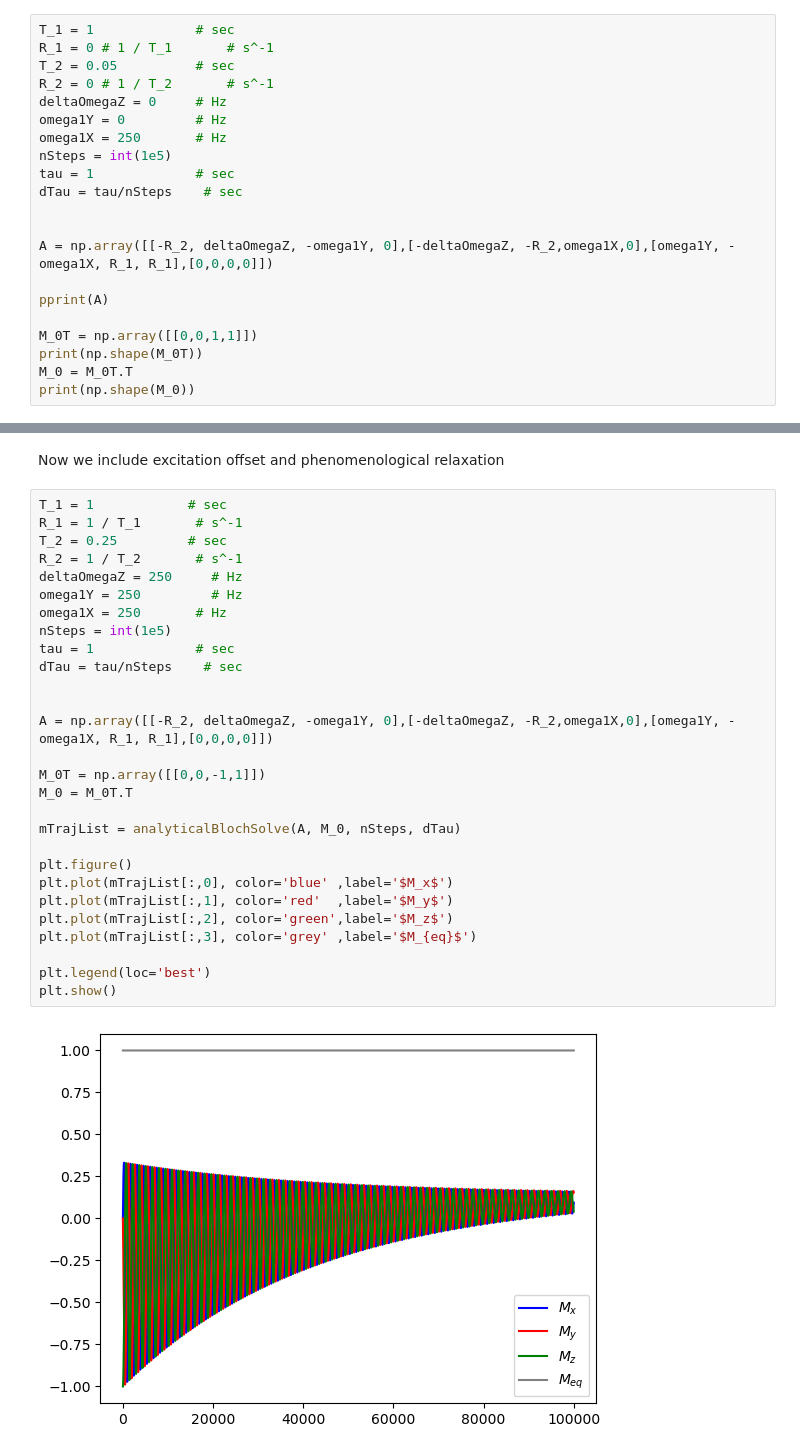
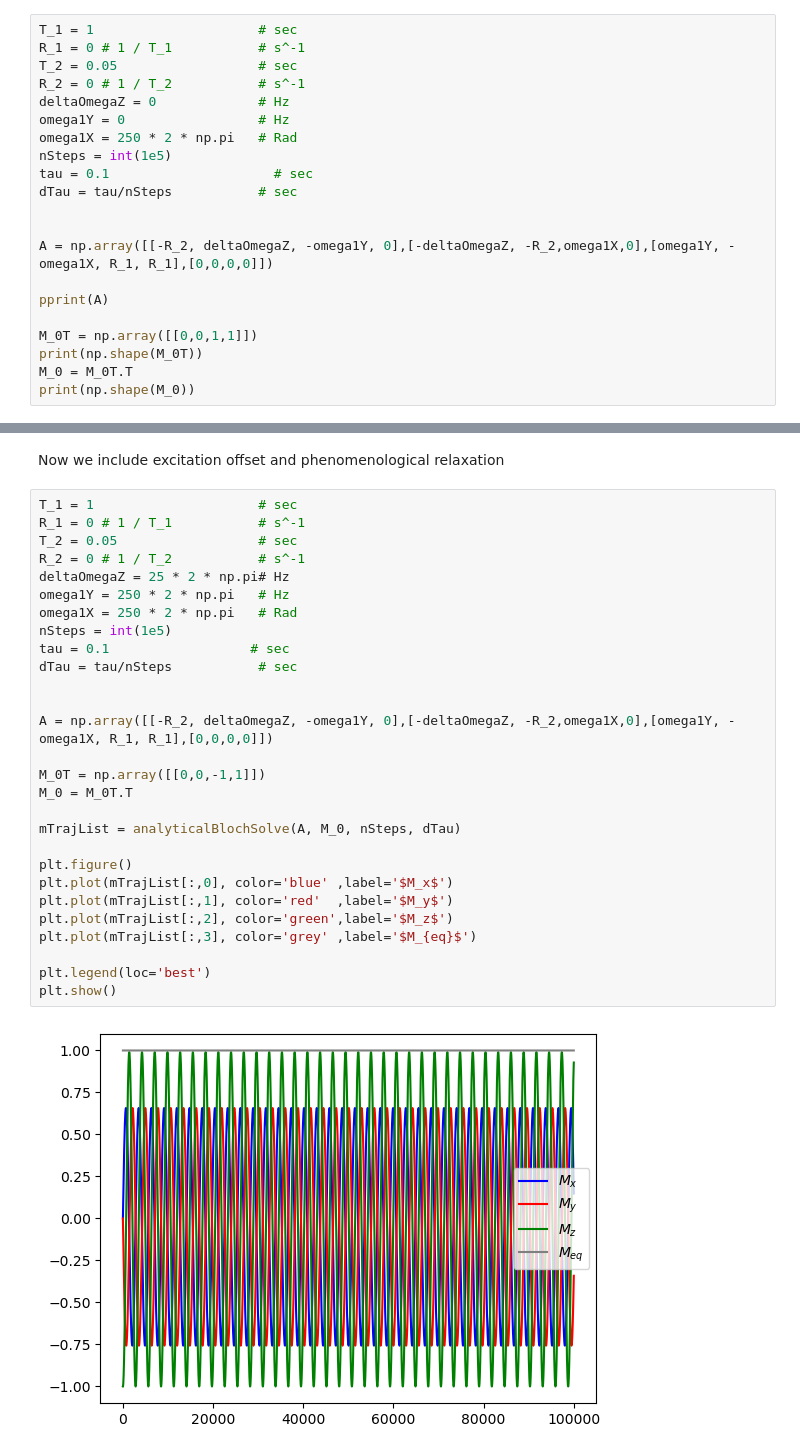
Before and after one commit to Xiao-JI-94158/SpSpSel, a Jupyter notebook: SpSpSelDemo-0.ipynb, the cells around one changed output, grey strips where cells are left out. Cells and saved outputs as stored; diff of their text form.

```diff
--- a/SpSpSelDemo-0.ipynb
+++ b/SpSpSelDemo-0.ipynb
@@ -79,16 +79,16 @@ Now we try to visualize the solution of Bloch eqn.
 # %% [markdown]
 In the next block we list the parameters that specify the system:
 # %%
-T_1 = 1             # sec
-R_1 = 0 # 1 / T_1       # s^-1
-T_2 = 0.05          # sec
-R_2 = 0 # 1 / T_2       # s^-1
-deltaOmegaZ = 0     # Hz
-omega1Y = 0         # Hz
-omega1X = 250       # Hz
+T_1 = 1                     # sec
+R_1 = 0 # 1 / T_1           # s^-1
+T_2 = 0.05                  # sec
+R_2 = 0 # 1 / T_2           # s^-1
+deltaOmegaZ = 0             # Hz
+omega1Y = 0                 # Hz
+omega1X = 250 * 2 * np.pi   # Rad
 nSteps = int(1e5)
-tau = 1             # sec
-dTau = tau/nSteps    # sec
+tau = 0.1                     # sec
+dTau = tau/nSteps           # sec
 
 
 A = np.array([[-R_2, deltaOmegaZ, -omega1Y, 0],[-deltaOmegaZ, -R_2,omega1X,0],[omega1Y, -omega1X, R_1, R_1],[0,0,0,0]])
@@ -241,32 +241,32 @@ plt.show()
 # %% [markdown]
 Now we include excitation offset and phenomenological relaxation
 # %%
-T_1 = 1            # sec
-R_1 = 1 / T_1       # s^-1
-T_2 = 0.25         # sec
-R_2 = 1 / T_2       # s^-1
-deltaOmegaZ = 250     # Hz
-omega1Y = 250         # Hz
-omega1X = 250       # Hz
+T_1 = 1                     # sec
+R_1 = 0 # 1 / T_1           # s^-1
+T_2 = 0.05                  # sec
+R_2 = 0 # 1 / T_2           # s^-1
+deltaOmegaZ = 25 * 2 * np.pi# Hz
+omega1Y = 250 * 2 * np.pi   # Hz
+omega1X = 250 * 2 * np.pi   # Rad
 nSteps = int(1e5)
-tau = 1             # sec
-dTau = tau/nSteps    # sec
+tau = 0.1                  # sec
+dTau = tau/nSteps           # sec
 
 
 A = np.array([[-R_2, deltaOmegaZ, -omega1Y, 0],[-deltaOmegaZ, -R_2,omega1X,0],[omega1Y, -omega1X, R_1, R_1],[0,0,0,0]])
 
 M_0T = np.array([[0,0,-1,1]])
 M_0 = M_0T.T
 
 mTrajList = analyticalBlochSolve(A, M_0, nSteps, dTau)
 
 plt.figure()
 plt.plot(mTrajList[:,0], color='blue' ,label='$M_x$')
 plt.plot(mTrajList[:,1], color='red'  ,label='$M_y$')
 plt.plot(mTrajList[:,2], color='green',label='$M_z$')
 plt.plot(mTrajList[:,3], color='grey' ,label='$M_{eq}$')
 
 plt.legend(loc='best')
 plt.show()
 # %% [output]
-[figure, old version]
+[figure, new version]
```
Also changed, not shown: parts of 6 cells of this notebook, 3 other files.
